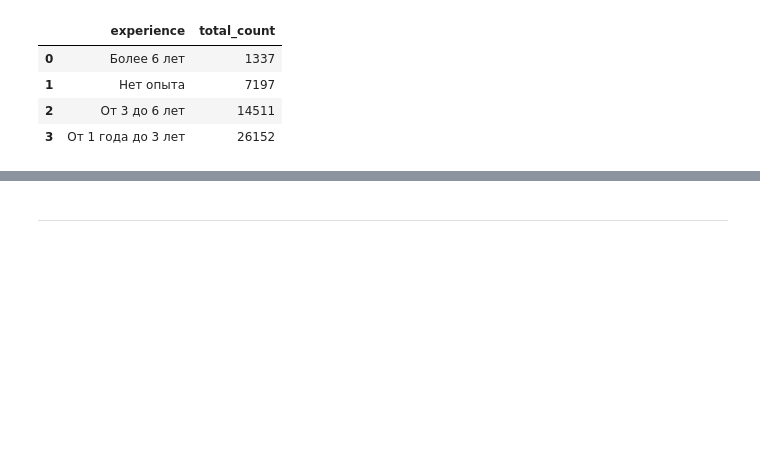
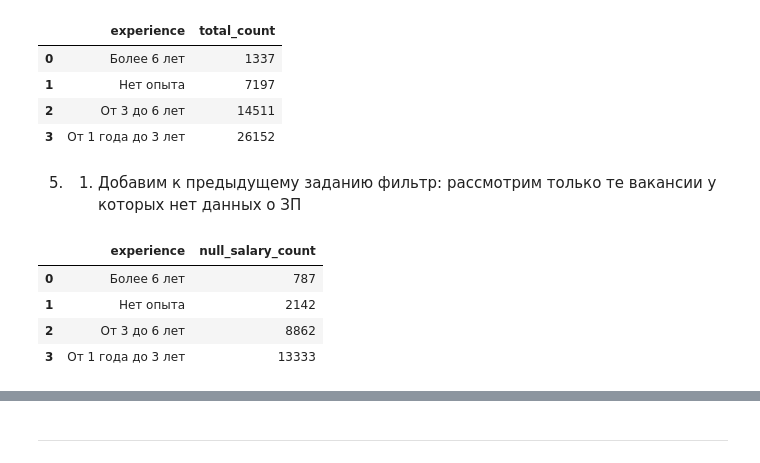
Before and after one commit to AntonYurkovskiy/Project_2_SQL_hh_analiysis, a Jupyter notebook: Project_2_Ноутбук_шаблон.ipynb, the cells around one changed output, grey strips where cells are left out. Saved outputs shown, nothing was run; the diff lists cells and outputs as text; code cells hidden in the pictures; blank space fills up the shorter version.

```diff
--- a/Project_2_Ноутбук_шаблон.ipynb
+++ b/Project_2_Ноутбук_шаблон.ipynb
@@ -551,3 +525,31 @@ display(df_4_5)
 | 1 | Нет опыта | 7197 |
 | 2 | От 3 до 6 лет | 14511 |
 | 3 | От 1 года до 3 лет | 26152 |
+# %% [markdown]
+5. 1. Добавим к предыдущему заданию фильтр: рассмотрим только те вакансии у которых нет данных о ЗП
+# %%
+# текст запроса
+query_4_5_1 = f'''select
+                    --выводим значение опыта
+                    experience,
+                    --считаем вакансии по id
+                    count(id) null_salary_count
+                --из таблицы вакансий
+                from vacancies
+                --где и верхняя и нижняя граница зарплатной вилки не заполнена
+                where salary_from is null
+                    and salary_to is null
+                --группируем по опыту
+                group by experience
+                --сортируем по количеству вакансий в порядку убывания
+                order by count(id) asc
+            '''
+# результат запроса
+df_4_5_1 = pd.read_sql_query(query_4_5_1, connection)
+display(df_4_5_1)
+# %% [output]
+|  | experience | null_salary_count |
+| 0 | Более 6 лет | 787 |
+| 1 | Нет опыта | 2142 |
+| 2 | От 3 до 6 лет | 8862 |
+| 3 | От 1 года до 3 лет | 13333 |
```
Also changed, not shown: parts of 22 cells of this notebook, 1 other file.
